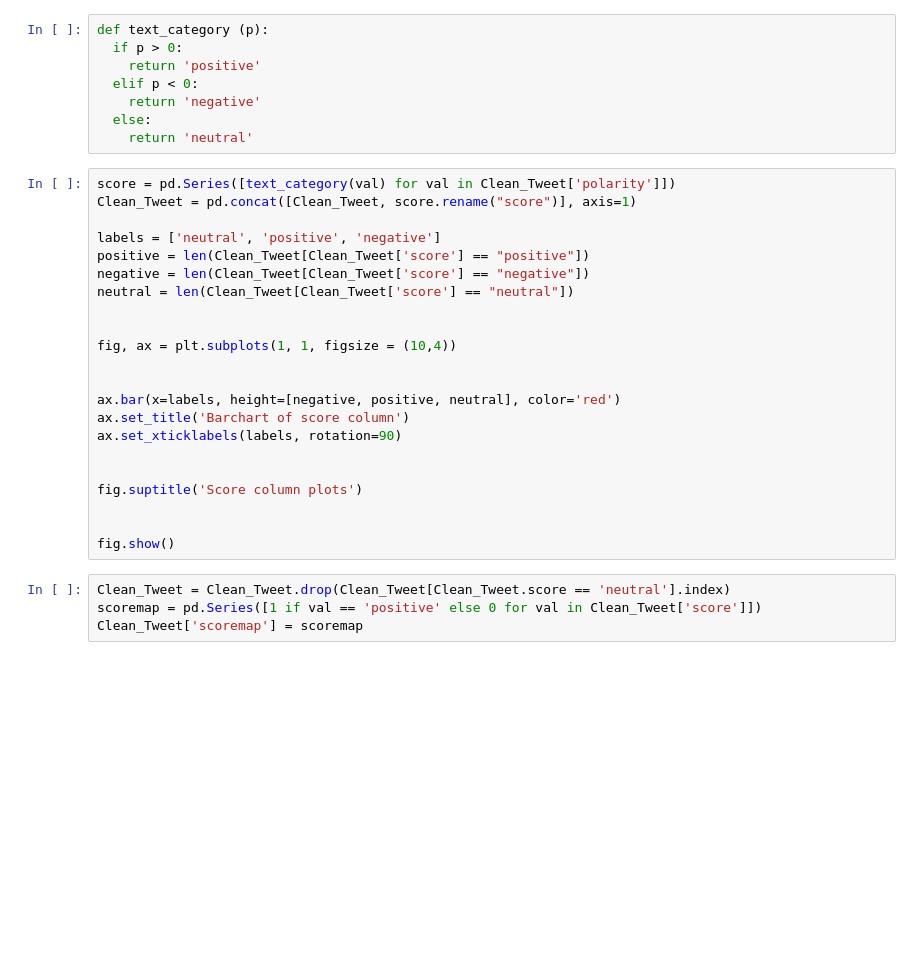
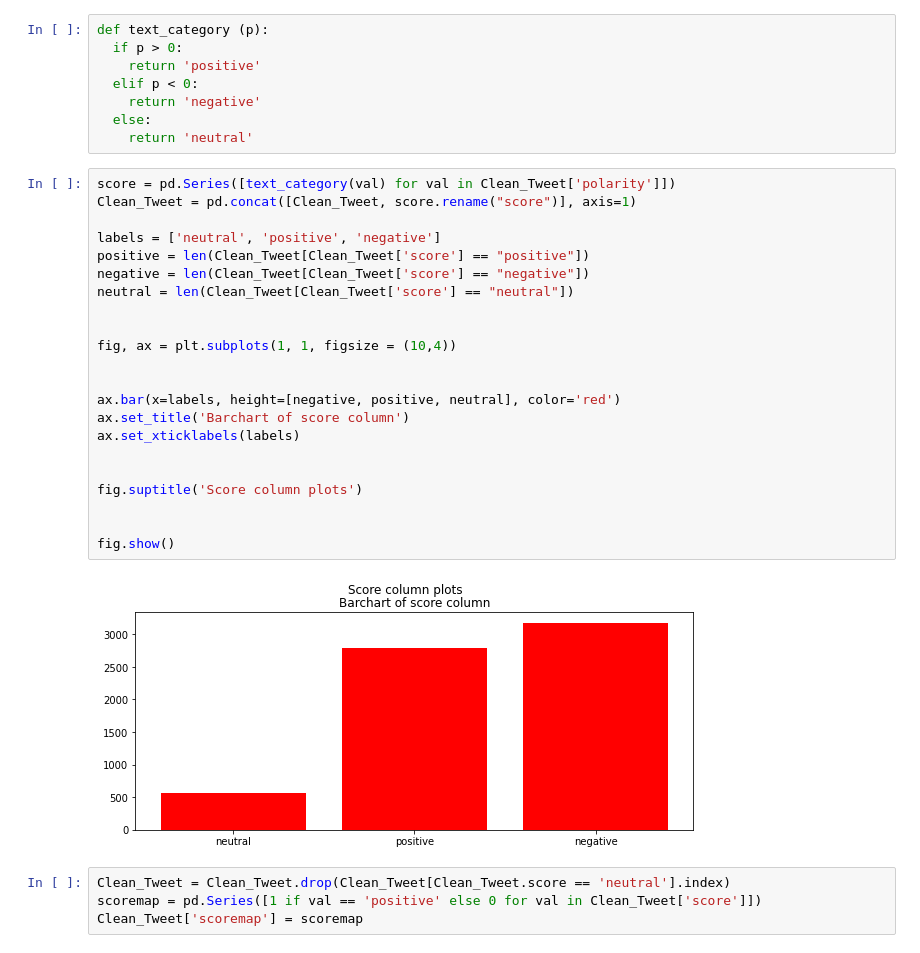
Before and after one commit to Bethelsis/Twitter-Data-Analysis, a Jupyter notebook: Topic_Modeling.ipynb, the cells around one changed output. Cells and saved outputs as stored; diff of their text form; blank space fills up the shorter version.

```diff
--- a/Topic_Modeling.ipynb
+++ b/Topic_Modeling.ipynb
@@ -17,25 +17,27 @@ def text_category (p):
 # %%
 score = pd.Series([text_category(val) for val in Clean_Tweet['polarity']])
 Clean_Tweet = pd.concat([Clean_Tweet, score.rename("score")], axis=1)
 
 labels = ['neutral', 'positive', 'negative']
 positive = len(Clean_Tweet[Clean_Tweet['score'] == "positive"])
 negative = len(Clean_Tweet[Clean_Tweet['score'] == "negative"])
 neutral = len(Clean_Tweet[Clean_Tweet['score'] == "neutral"])
 
 
 fig, ax = plt.subplots(1, 1, figsize = (10,4))
 
 
 ax.bar(x=labels, height=[negative, positive, neutral], color='red')
 ax.set_title('Barchart of score column')
-ax.set_xticklabels(labels, rotation=90)
+ax.set_xticklabels(labels)
 
 
 fig.suptitle('Score column plots')
 
 
 fig.show()
+# %% [output]
+[figure, added]
 # %%
 Clean_Tweet = Clean_Tweet.drop(Clean_Tweet[Clean_Tweet.score == 'neutral'].index)
 scoremap = pd.Series([1 if val == 'positive' else 0 for val in Clean_Tweet['score']])
```
Also changed, not shown: parts of 5 cells of this notebook.
